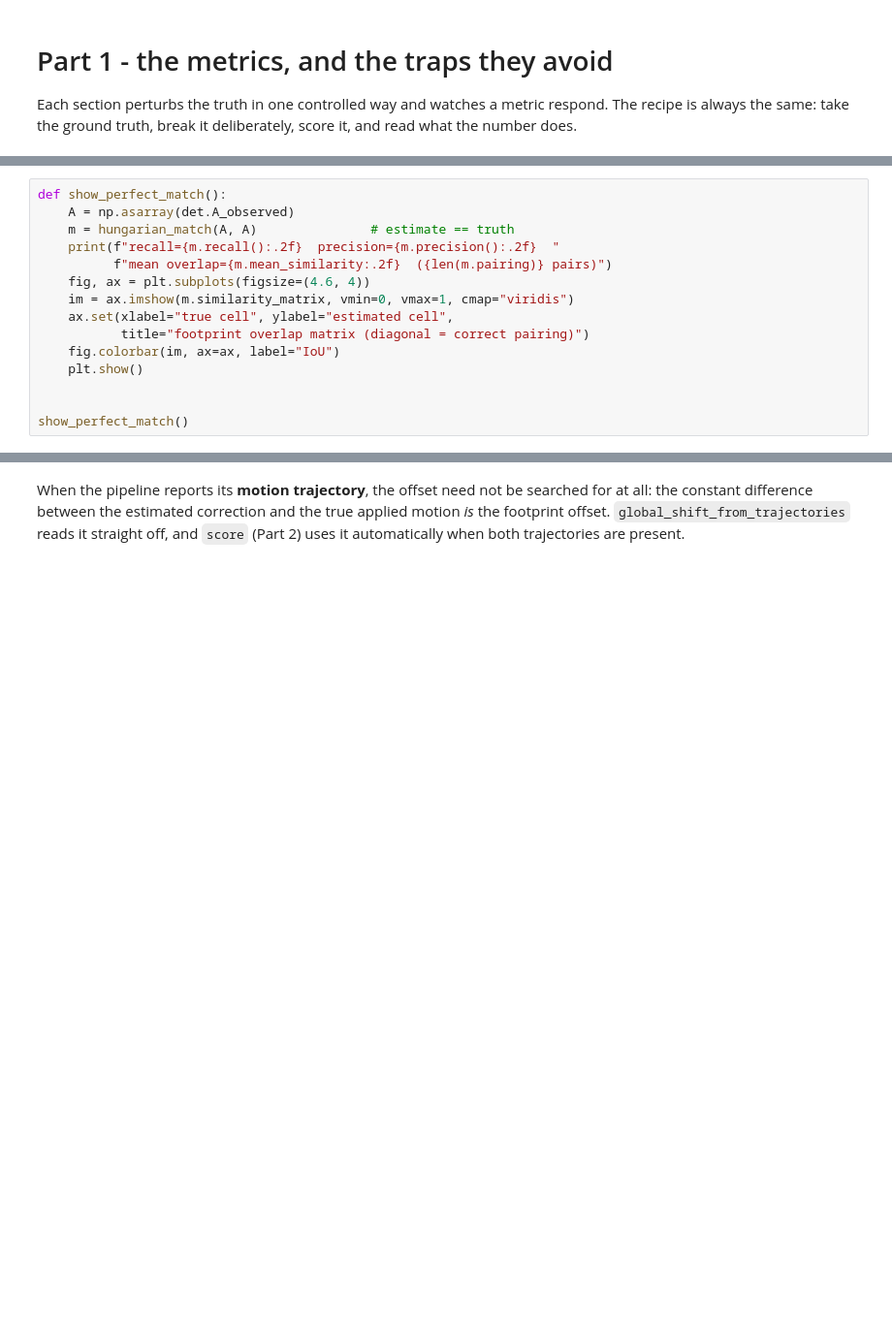
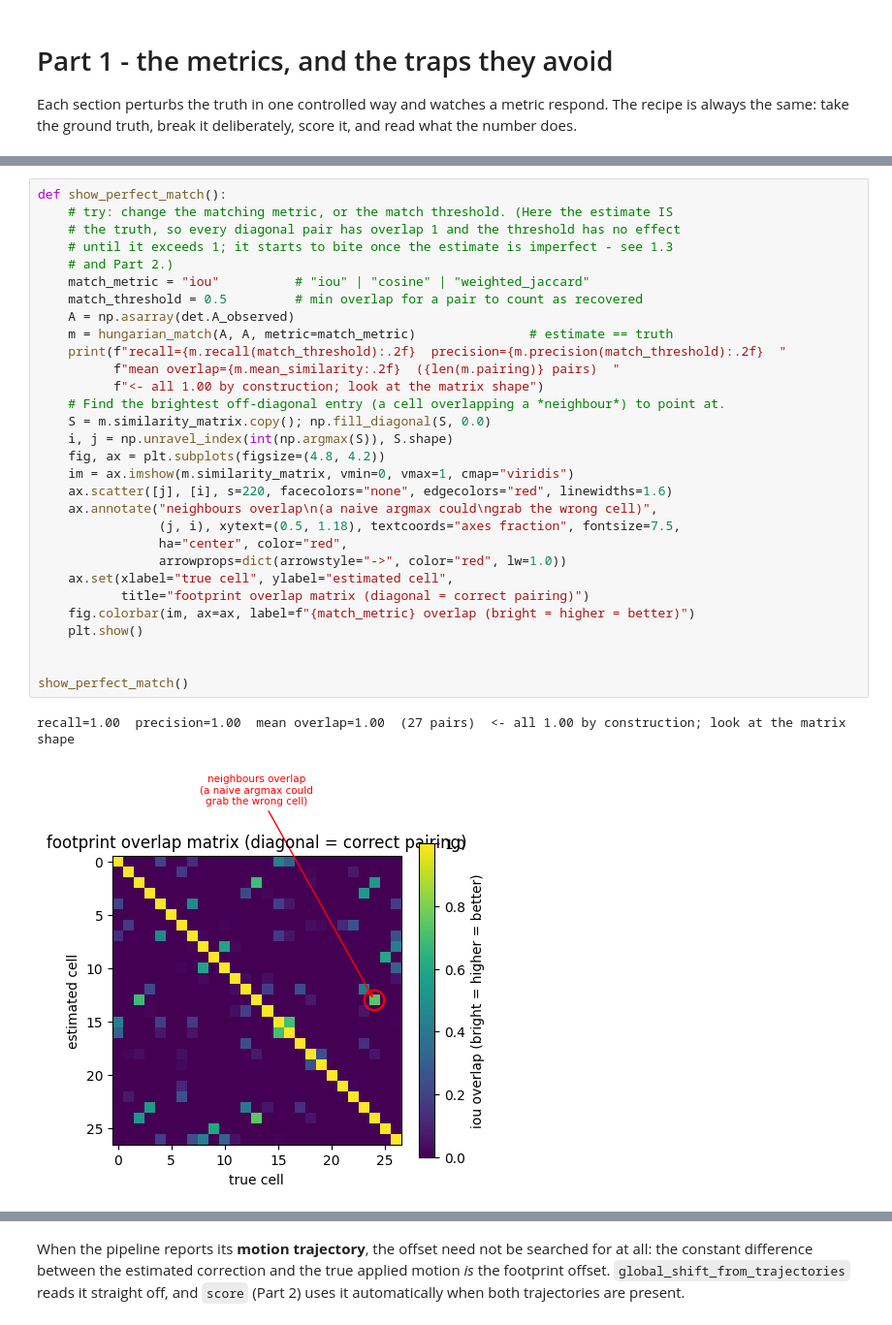
Before and after one commit to miniscope/minisim, a Jupyter notebook: minisim/notebooks/training/03_metrics/03_metrics.ipynb, the cells around one changed output, grey strips where cells are left out. Shown at 97% size. Cells and saved outputs as stored; diff of their text form; blank space fills up the shorter version.

```diff
--- a/minisim/notebooks/training/03_metrics/03_metrics.ipynb
+++ b/minisim/notebooks/training/03_metrics/03_metrics.ipynb
@@ -98,16 +221,34 @@ estimate (the truth fed back in) the overlap matrix is diagonal and the scores a
 # %%
 def show_perfect_match():
+    # try: change the matching metric, or the match threshold. (Here the estimate IS
+    # the truth, so every diagonal pair has overlap 1 and the threshold has no effect
+    # until it exceeds 1; it starts to bite once the estimate is imperfect - see 1.3
+    # and Part 2.)
+    match_metric = "iou"          # "iou" | "cosine" | "weighted_jaccard"
+    match_threshold = 0.5         # min overlap for a pair to count as recovered
     A = np.asarray(det.A_observed)
-    m = hungarian_match(A, A)               # estimate == truth
-    print(f"recall={m.recall():.2f}  precision={m.precision():.2f}  "
-          f"mean overlap={m.mean_similarity:.2f}  ({len(m.pairing)} pairs)")
-    fig, ax = plt.subplots(figsize=(4.6, 4))
+    m = hungarian_match(A, A, metric=match_metric)               # estimate == truth
+    print(f"recall={m.recall(match_threshold):.2f}  precision={m.precision(match_threshold):.2f}  "
+          f"mean overlap={m.mean_similarity:.2f}  ({len(m.pairing)} pairs)  "
+          f"<- all 1.00 by construction; look at the matrix shape")
+    # Find the brightest off-diagonal entry (a cell overlapping a *neighbour*) to point at.
+    S = m.similarity_matrix.copy(); np.fill_diagonal(S, 0.0)
+    i, j = np.unravel_index(int(np.argmax(S)), S.shape)
+    fig, ax = plt.subplots(figsize=(4.8, 4.2))
     im = ax.imshow(m.similarity_matrix, vmin=0, vmax=1, cmap="viridis")
+    ax.scatter([j], [i], s=220, facecolors="none", edgecolors="red", linewidths=1.6)
+    ax.annotate("neighbours overlap\n(a naive argmax could\ngrab the wrong cell)",
+                (j, i), xytext=(0.5, 1.18), textcoords="axes fraction", fontsize=7.5,
+                ha="center", color="red",
+                arrowprops=dict(arrowstyle="->", color="red", lw=1.0))
     ax.set(xlabel="true cell", ylabel="estimated cell",
            title="footprint overlap matrix (diagonal = correct pairing)")
-    fig.colorbar(im, ax=ax, label="IoU")
+    fig.colorbar(im, ax=ax, label=f"{match_metric} overlap (bright = higher = better)")
     plt.show()
 
 
 show_perfect_match()
+# %% [output]
+recall=1.00  precision=1.00  mean overlap=1.00  (27 pairs)  <- all 1.00 by construction; look at the matrix shape
+[figure, added]
 # %% [markdown]
```
Also changed, not shown: parts of 20 cells of this notebook.
